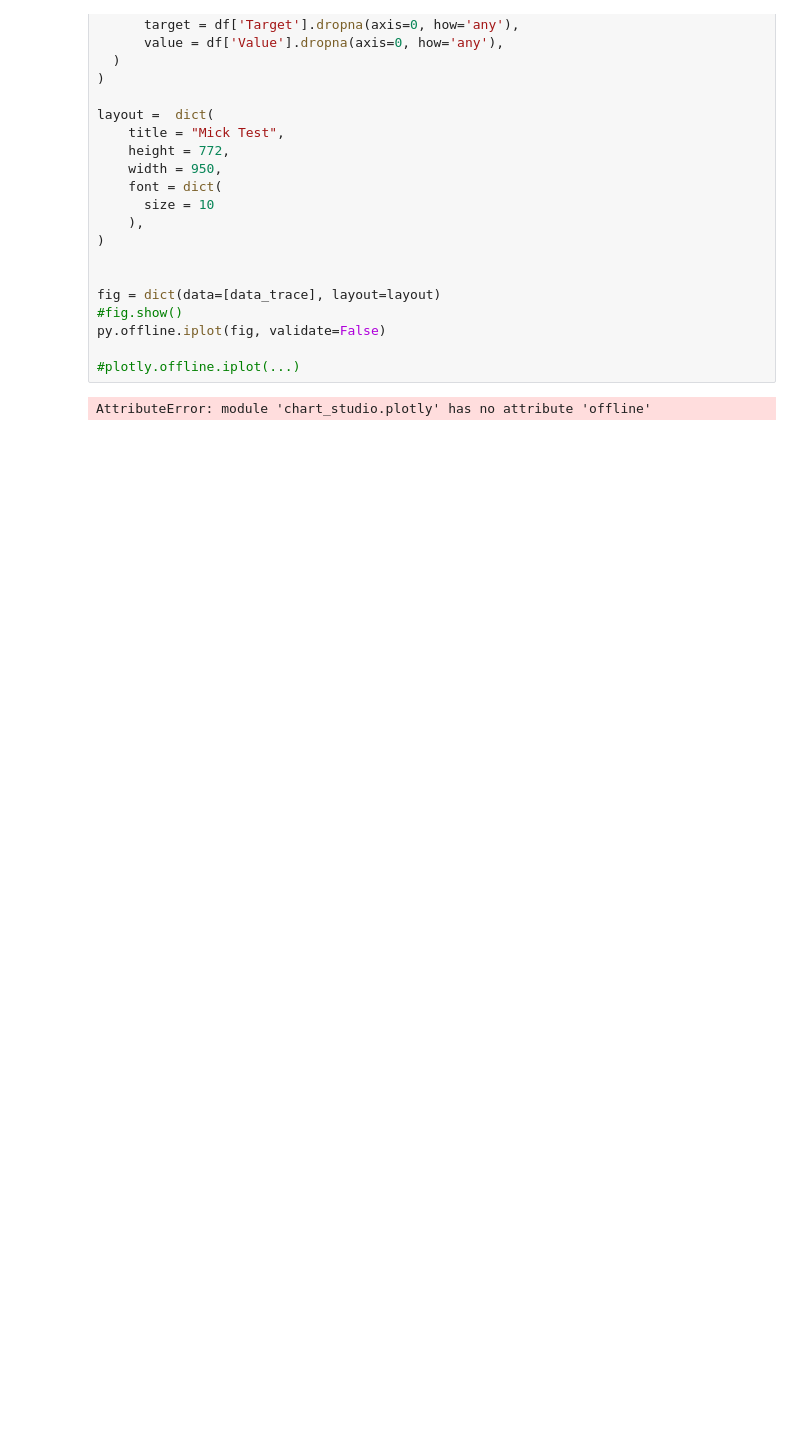
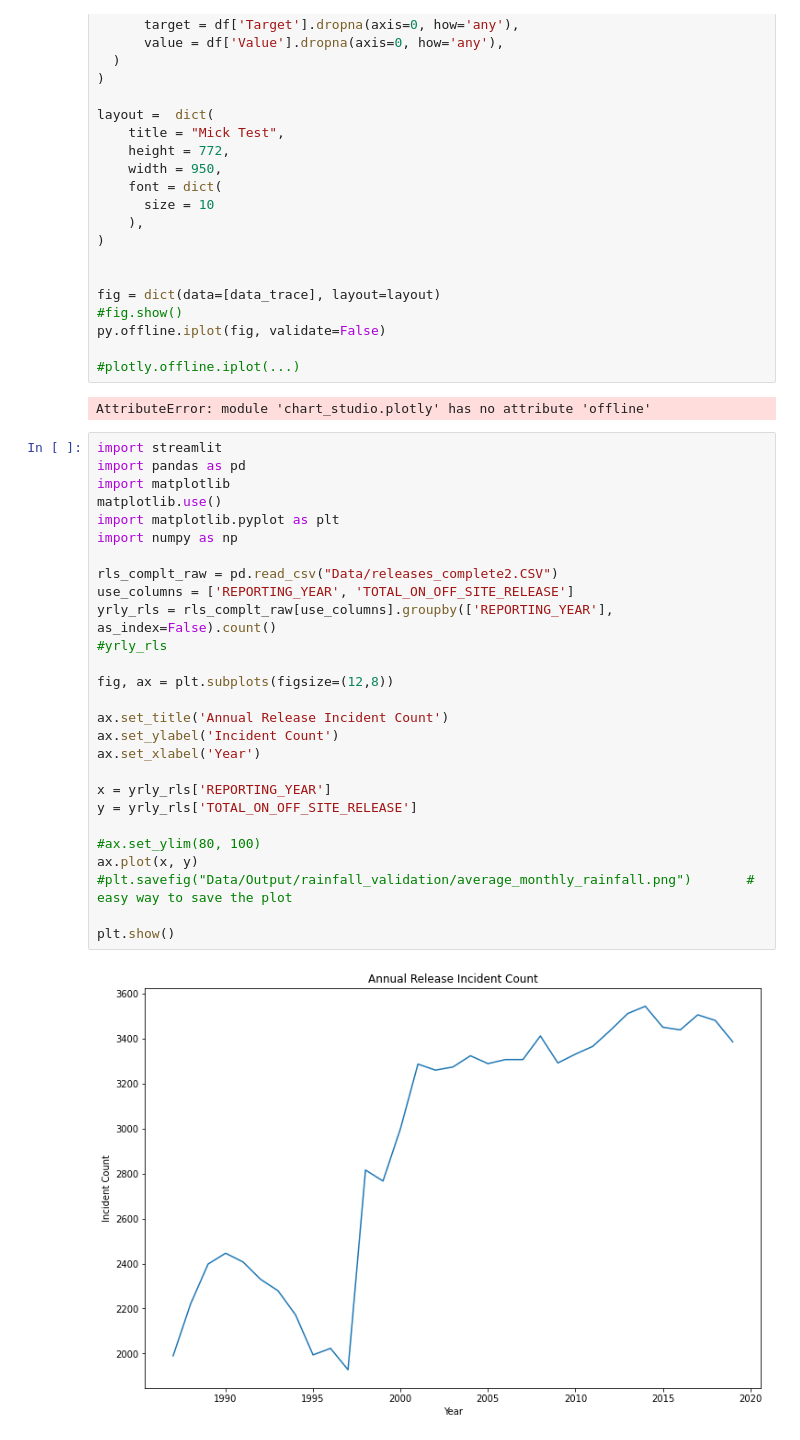
Before and after one commit to mickarchitect/hack-visualization, a Jupyter notebook: VisualizationNotes.ipynb, the cells around one changed output. Drawn from its saved outputs; the diff is of its cells as text; blank space fills up the shorter version.

```diff
--- a/VisualizationNotes.ipynb
+++ b/VisualizationNotes.ipynb
@@ -194,3 +194,32 @@ py.offline.iplot(fig, validate=False)
 #plotly.offline.iplot(...)
 # %% [output]
 AttributeError: module 'chart_studio.plotly' has no attribute 'offline'
+# %%
+import streamlit
+import pandas as pd
+import matplotlib
+matplotlib.use()
+import matplotlib.pyplot as plt
+import numpy as np
+
+rls_complt_raw = pd.read_csv("Data/releases_complete2.CSV")
+use_columns = ['REPORTING_YEAR', 'TOTAL_ON_OFF_SITE_RELEASE']
+yrly_rls = rls_complt_raw[use_columns].groupby(['REPORTING_YEAR'], as_index=False).count()
+#yrly_rls
+
+fig, ax = plt.subplots(figsize=(12,8))
+
+ax.set_title('Annual Release Incident Count')
+ax.set_ylabel('Incident Count')
+ax.set_xlabel('Year')
+
+x = yrly_rls['REPORTING_YEAR']
+y = yrly_rls['TOTAL_ON_OFF_SITE_RELEASE']
+
+#ax.set_ylim(80, 100)
+ax.plot(x, y)
+#plt.savefig("Data/Output/rainfall_validation/average_monthly_rainfall.png")       # easy way to save the plot
+
+plt.show()
+# %% [output]
+[figure, added]
```
Also changed, not shown: parts of 8 cells of this notebook, 21 other files.
